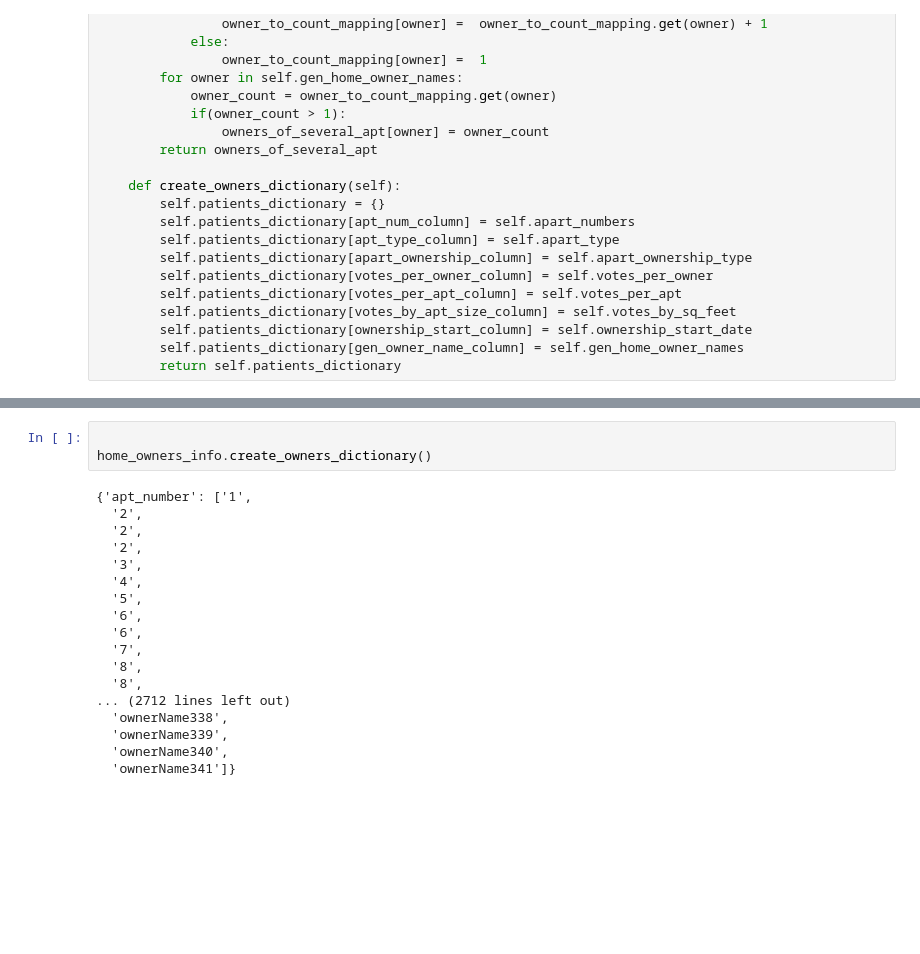
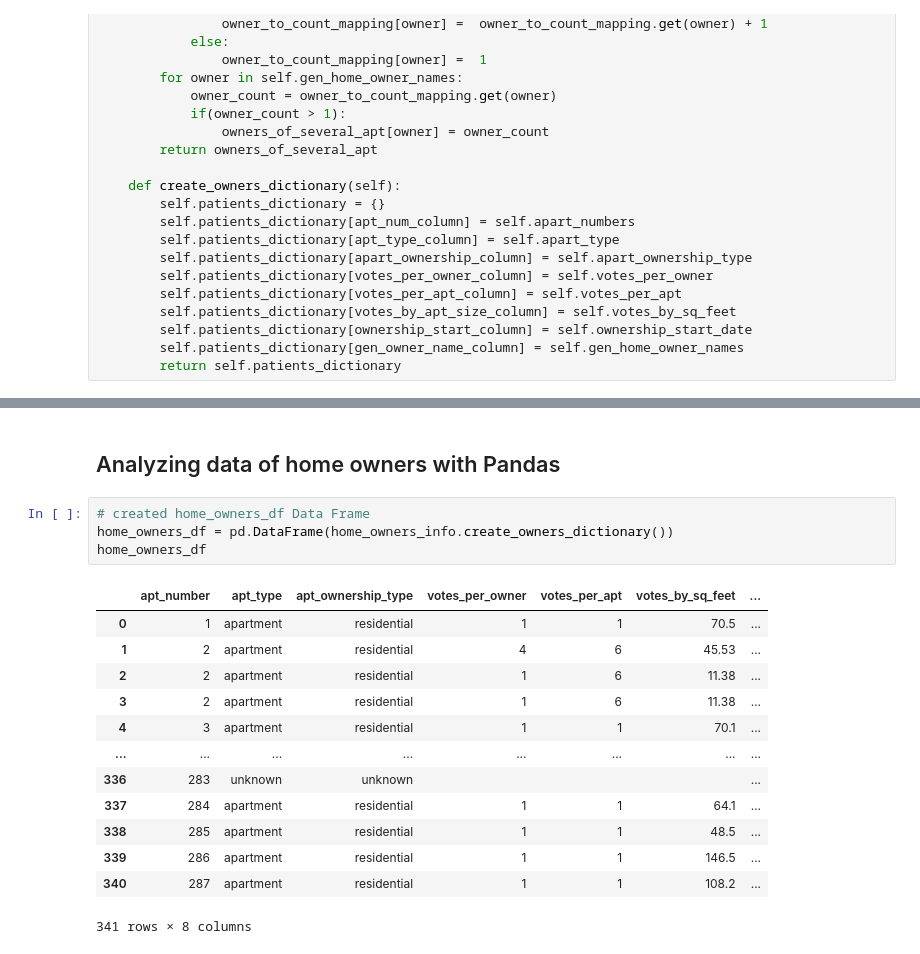
Before and after one commit to okind/DataScience, a Jupyter notebook: Python/Multistory building project/case-study-residential-building-owners-association.ipynb, the cells around one changed output, grey strips where cells are left out. Drawn from its saved outputs; the diff is of its cells as text; blank space fills up the shorter version.

Commit message:
Analysis with pandas added

```diff
--- a/Python/Multistory building project/case-study-residential-building-owners-association.ipynb
+++ b/Python/Multistory building project/case-study-residential-building-owners-association.ipynb
@@ -190,24 +197,23 @@ home_owners_info.analyze_owners_of_several_apt()
  'ownerName158': 2,
  'ownerName163': 2,
  'ownerName259': 2}
-# %%
-
-home_owners_info.create_owners_dictionary()
-# %% [output]
-{'apt_number': ['1',
-  '2',
-  '2',
-  '2',
-  '3',
-  '4',
-  '5',
-  '6',
-  '6',
-  '7',
-  '8',
-  '8',
-... (2712 lines left out)
-  'ownerName338',
-  'ownerName339',
-  'ownerName340',
-  'ownerName341']}
+# %% [markdown]
+## Analyzing data of home owners with Pandas
+# %%
+# created home_owners_df Data Frame
+home_owners_df = pd.DataFrame(home_owners_info.create_owners_dictionary())
+home_owners_df
+# %% [output]
+|  | apt_number | apt_type | apt_ownership_type | votes_per_owner | votes_per_apt | votes_by_sq_feet | ... |
+| 0 | 1 | apartment | residential | 1 | 1 | 70.5 | ... |
+| 1 | 2 | apartment | residential | 4 | 6 | 45.53 | ... |
+| 2 | 2 | apartment | residential | 1 | 6 | 11.38 | ... |
+| 3 | 2 | apartment | residential | 1 | 6 | 11.38 | ... |
+| 4 | 3 | apartment | residential | 1 | 1 | 70.1 | ... |
+| ... | ... | ... | ... | ... | ... | ... | ... |
+| 336 | 283 | unknown | unknown |  |  |  | ... |
+| 337 | 284 | apartment | residential | 1 | 1 | 64.1 | ... |
+| 338 | 285 | apartment | residential | 1 | 1 | 48.5 | ... |
+| 339 | 286 | apartment | residential | 1 | 1 | 146.5 | ... |
+| 340 | 287 | apartment | residential | 1 | 1 | 108.2 | ... |
+341 rows × 8 columns
```
Also changed, not shown: parts of 49 cells of this notebook.
